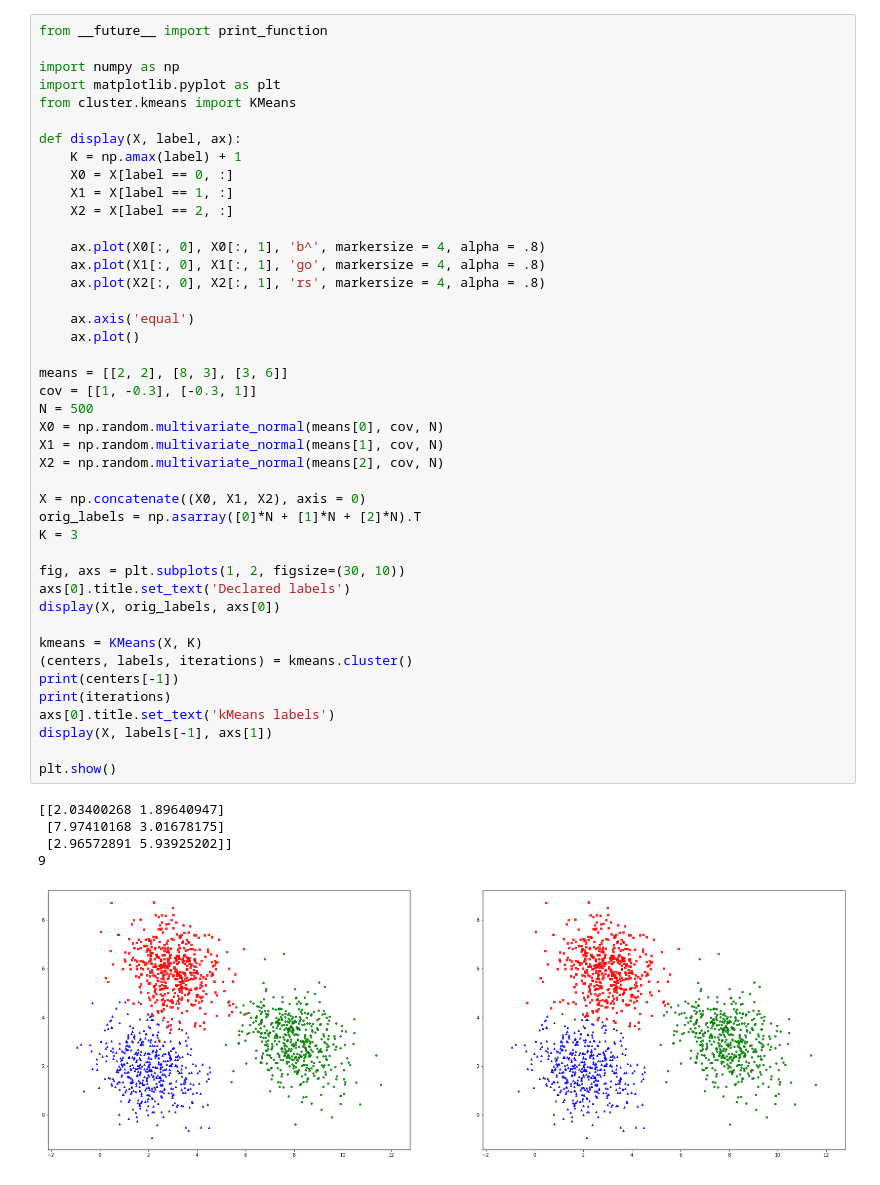
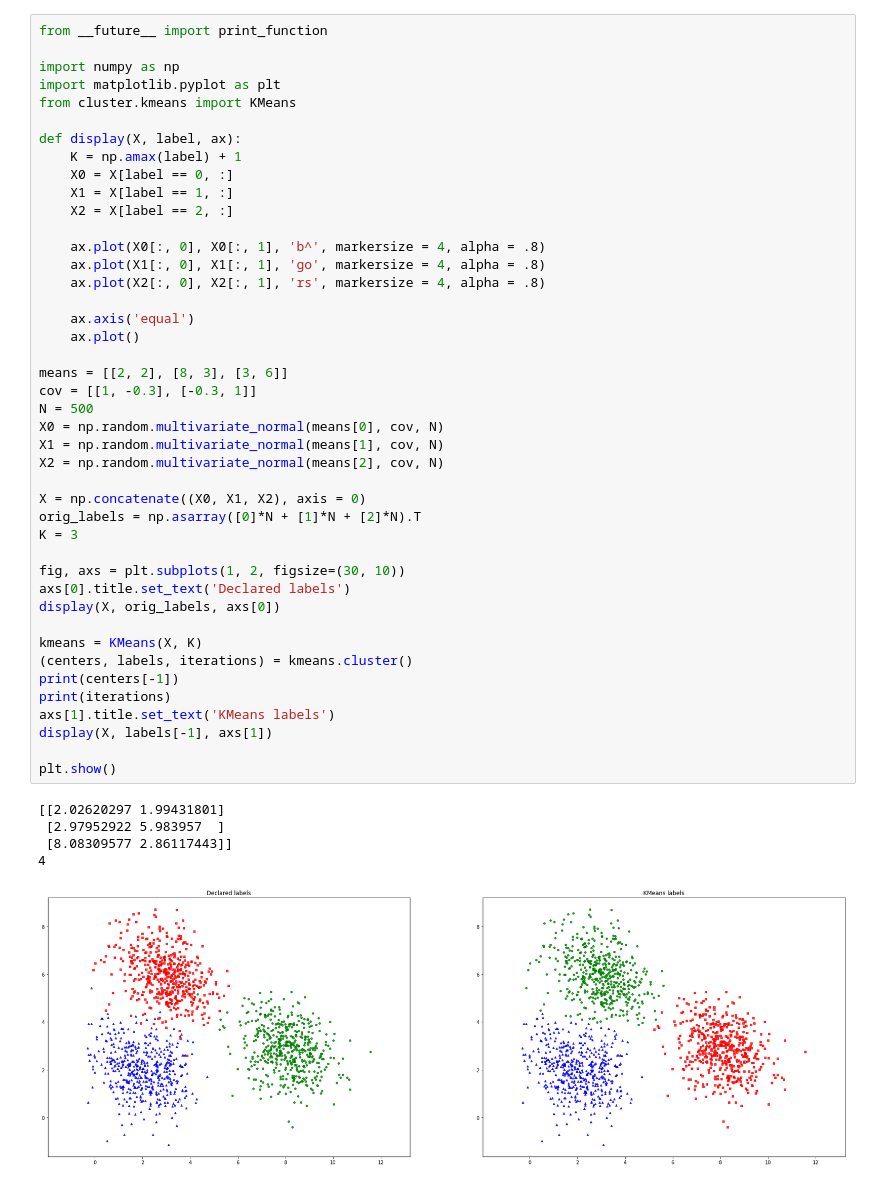
Before and after one commit to veevidify/data-pg, a Jupyter notebook: cluster/clustering_examples.ipynb, the cells around one changed output. Saved outputs shown, nothing was run; the diff lists cells and outputs as text.

```diff
--- a/cluster/clustering_examples.ipynb
+++ b/cluster/clustering_examples.ipynb
@@ -14,36 +14,36 @@ def display(X, label, ax):
     ax.plot(X0[:, 0], X0[:, 1], 'b^', markersize = 4, alpha = .8)
     ax.plot(X1[:, 0], X1[:, 1], 'go', markersize = 4, alpha = .8)
     ax.plot(X2[:, 0], X2[:, 1], 'rs', markersize = 4, alpha = .8)
 
     ax.axis('equal')
     ax.plot()
 
 means = [[2, 2], [8, 3], [3, 6]]
 cov = [[1, -0.3], [-0.3, 1]]
 N = 500
 X0 = np.random.multivariate_normal(means[0], cov, N)
 X1 = np.random.multivariate_normal(means[1], cov, N)
 X2 = np.random.multivariate_normal(means[2], cov, N)
 
 X = np.concatenate((X0, X1, X2), axis = 0)
 orig_labels = np.asarray([0]*N + [1]*N + [2]*N).T
 K = 3
 
 fig, axs = plt.subplots(1, 2, figsize=(30, 10))
 axs[0].title.set_text('Declared labels')
 display(X, orig_labels, axs[0])
 
 kmeans = KMeans(X, K)
 (centers, labels, iterations) = kmeans.cluster()
 print(centers[-1])
 print(iterations)
-axs[0].title.set_text('kMeans labels')
+axs[1].title.set_text('KMeans labels')
 display(X, labels[-1], axs[1])
 
 plt.show()
 # %% [output]
-[[2.03400268 1.89640947]
- [7.97410168 3.01678175]
- [2.96572891 5.93925202]]
-9
+[[2.02620297 1.99431801]
+ [2.97952922 5.983957  ]
+ [8.08309577 2.86117443]]
+4
-[figure, old version]
+[figure, new version]
```
Also changed, not shown: 3 other files.
